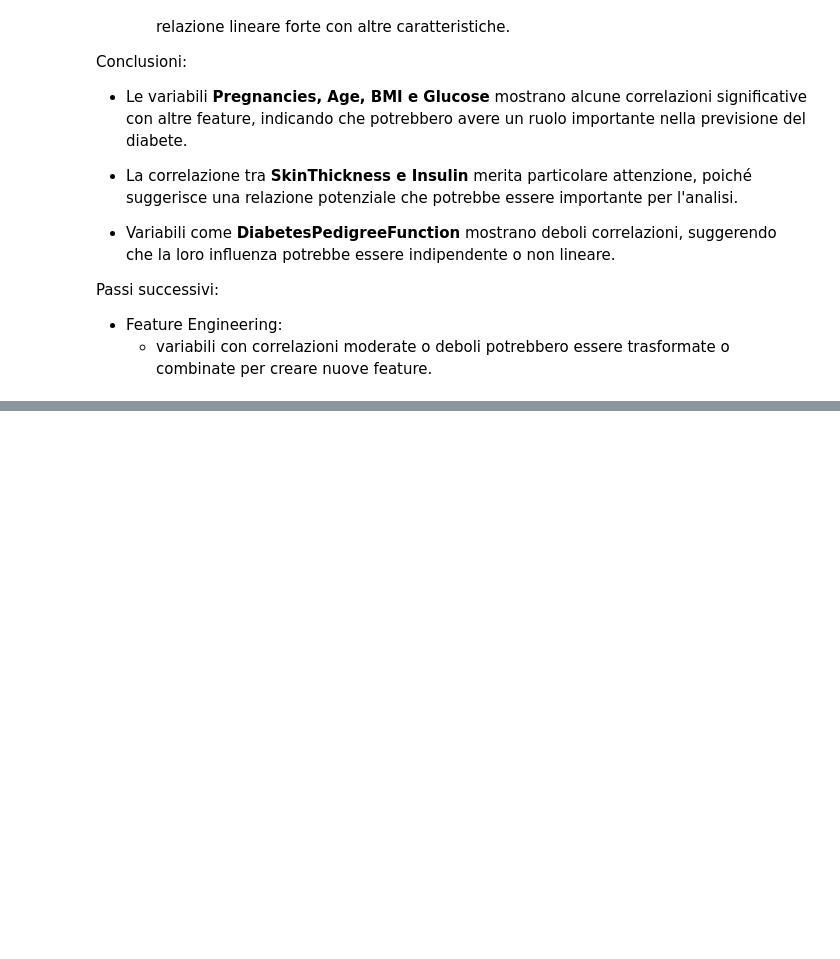
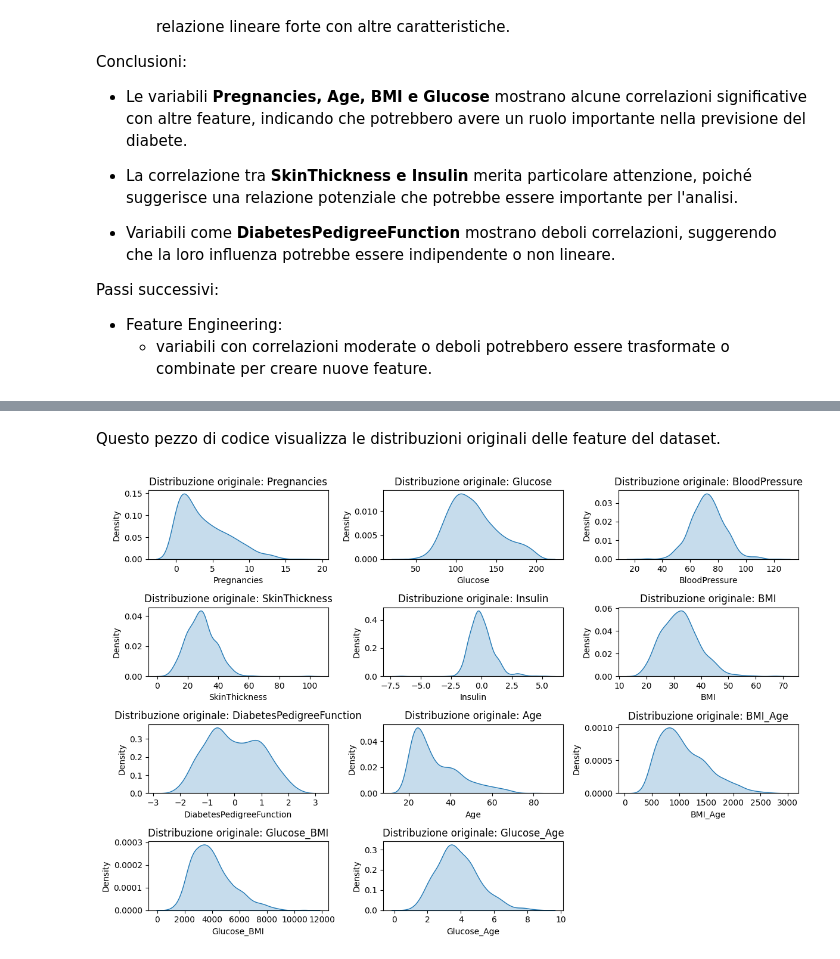
Before and after one commit to oleksandragolub/Progetto-Machine-Learning, a Jupyter notebook: progetto_machine_learning.ipynb, the cells around one changed output, grey strips where cells are left out. Saved outputs shown, nothing was run; the diff lists cells and outputs as text; code cells hidden in the pictures; blank space fills up the shorter version.

```diff
--- a/progetto_machine_learning.ipynb
+++ b/progetto_machine_learning.ipynb
@@ -649,0 +496,17 @@ dtype: int64
+# %% [markdown]
+Questo pezzo di codice visualizza le distribuzioni originali delle feature del dataset.
+# %%
+# Calcolo dinamico delle righe necessarie
+n_cols = 3  # Numero di colonne nei subplot
+n_rows = int(np.ceil(len(X.columns) / n_cols))  # Calcola il numero di righe necessarie
+
+# Visualizzazione delle distribuzioni standardizzate
+plt.figure(figsize=(12, 8))
+for i, col in enumerate(X.columns):
+    plt.subplot(n_rows, n_cols, i + 1)  # Adatta dinamicamente il numero di righe
+    sns.kdeplot(data=X, x=col, fill=True)
+    plt.title(f"Distribuzione originale: {col}")
+plt.tight_layout()
+plt.show()
+# %% [output]
+[figure, added]
```
Also changed, not shown: parts of 51 cells of this notebook.
